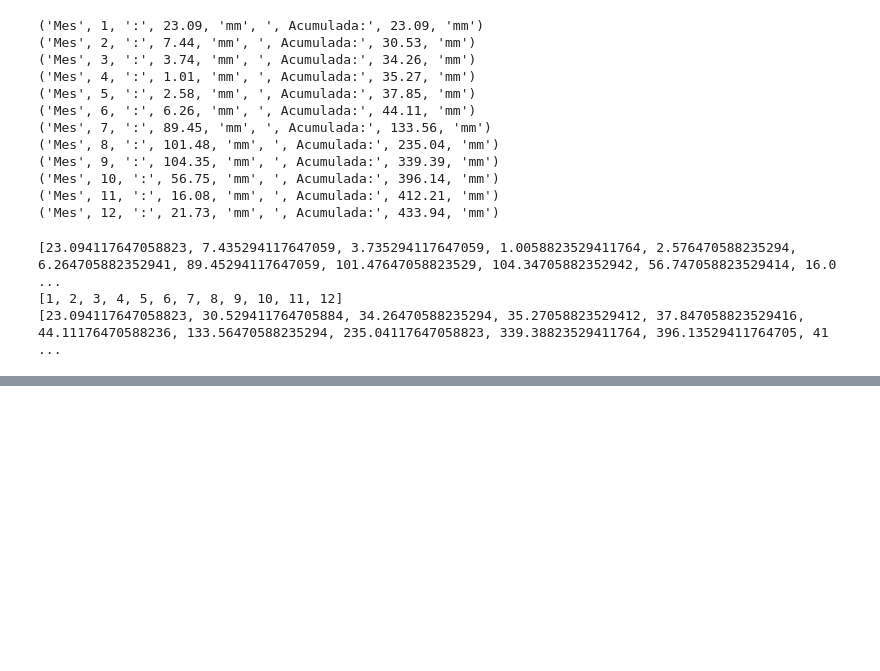
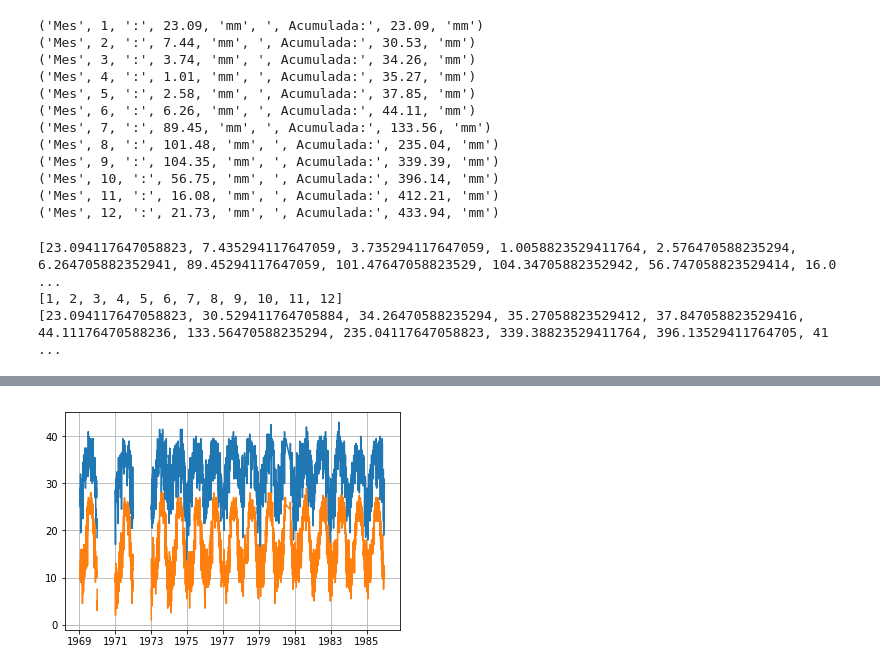
Before and after one commit to JoelA06/Tareas, a Jupyter notebook: Actividad4/Actividad4.ipynb, the cells around one changed output, grey strips where cells are left out. Cells and saved outputs as stored; diff of their text form; code cells hidden in the pictures; blank space fills up the shorter version.

```diff
--- a/Actividad4/Actividad4.ipynb
+++ b/Actividad4/Actividad4.ipynb
@@ -147,0 +184,7 @@ plt.show()
+# %%
+co = df[["TMAX","TMIN"]]
+plt.plot(df.FECHAS, co)
+plt.grid(True)
+plt.show()
+# %% [output]
+[figure, added]
```
Also changed, not shown: parts of 8 cells of this notebook.
